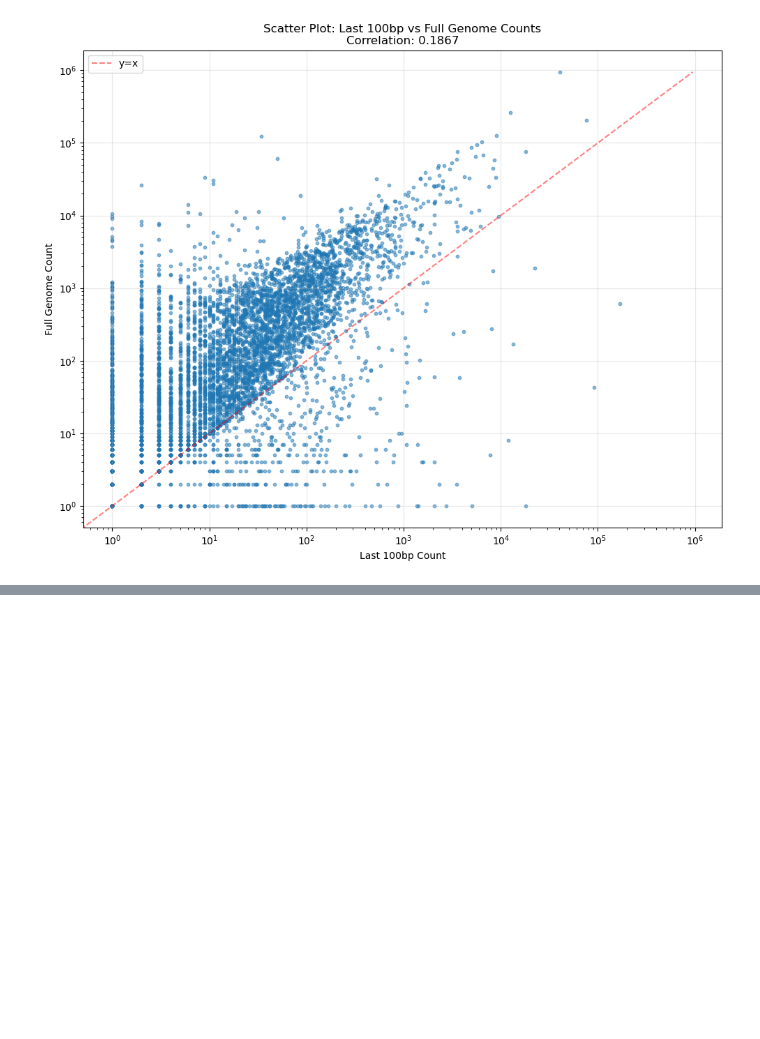
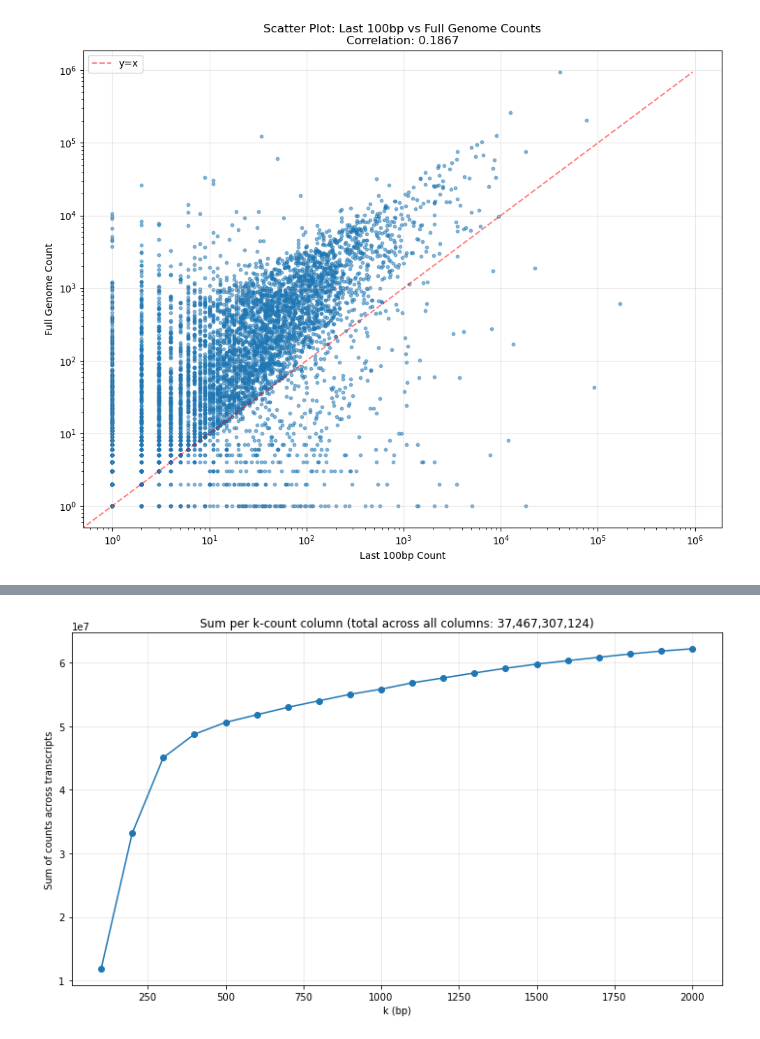
Before and after one commit to tolgatabanli/scCount_gobi, a Jupyter notebook: prototyping/playground.ipynb, the cells around one changed output, grey strips where cells are left out. Saved outputs shown, nothing was run; the diff lists cells and outputs as text; code cells hidden in the pictures; blank space fills up the shorter version.

```diff
--- a/prototyping/playground.ipynb
+++ b/prototyping/playground.ipynb
@@ -133,0 +147,23 @@ Pearson Correlation: 0.1867
+# %%
+import pandas as pd
+from pathlib import Path
+from functools import reduce
+
+# Directory containing the TSV files
+coverage_dir = Path('../data/coverage_tsv')
+
+# List to hold individual dataframes
+counts = []
+
+# Loop through k values from 100 to 2000 in steps of 100
+for k in range(100, 2100, 100):
+    tsv_file = coverage_dir / f'last_{k}_bp.tsv'
+
+    if tsv_file.exists():
+        # Read the TSV file
+        df = pd.read_csv(tsv_file, sep='\t')
+        # Rename k_count to count for consistency
+        df.rename(columns={'k_count': f'count_{k}'}, inplace=True)
+        counts.append(df[f"count_{k}"].sum())
+        print(f"Loaded {tsv_file.name}")
+print(counts)
@@ -133,0 +188,24 @@ Pearson Correlation: 0.1867
+# %%
+import matplotlib.pyplot as plt
+count_cols = [f'k{k}_count' for k in range(100, 2001, 100) if f'k{k}_count' in star_last_k_counts.columns]
+
+# Sum per k-column across all transcripts
+col_sums = star_last_k_counts[count_cols].sum()
+
+# Numeric x-axis from column names (k100_count -> 100, etc.)
+k_values = [int(c.replace('k', '').replace('_count', '')) for c in count_cols]
+
+# Sum of all counts across all transcripts and all k-columns
+total_sum = col_sums.sum()
+
+fig, ax = plt.subplots(figsize=(10, 6))
+ax.plot(k_values,counts, marker='o')
+ax.set_xlabel('k (bp)')
+ax.set_ylabel('Sum of counts across transcripts')
+ax.set_title(f'Sum per k-count column (total across all columns: {total_sum:,})')
+ax.grid(True, alpha=0.3)
+
+plt.tight_layout()
+plt.show()
+# %% [output]
+[figure, added]
```
Also changed, not shown: parts of 2 cells of this notebook, 5 other files.
